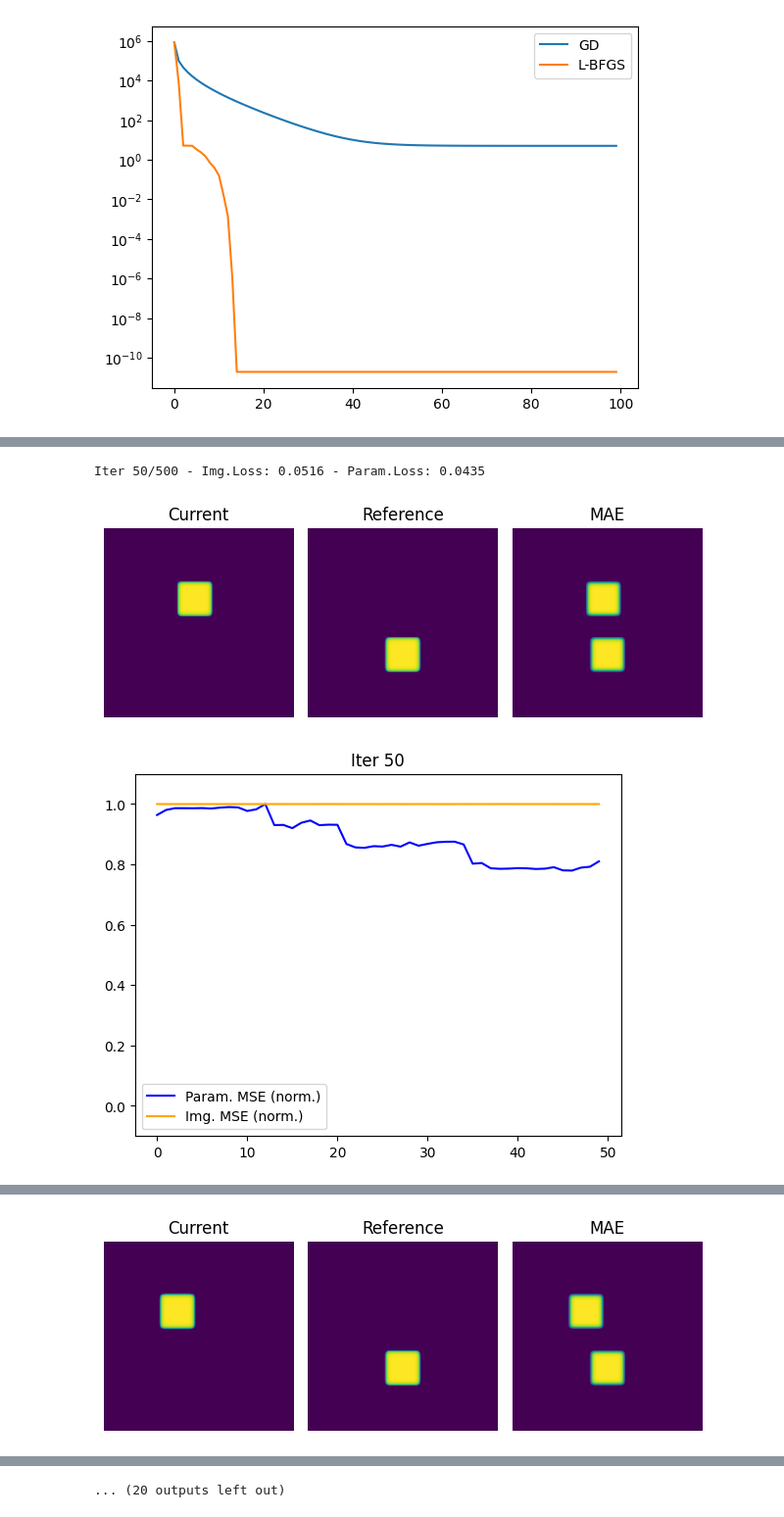
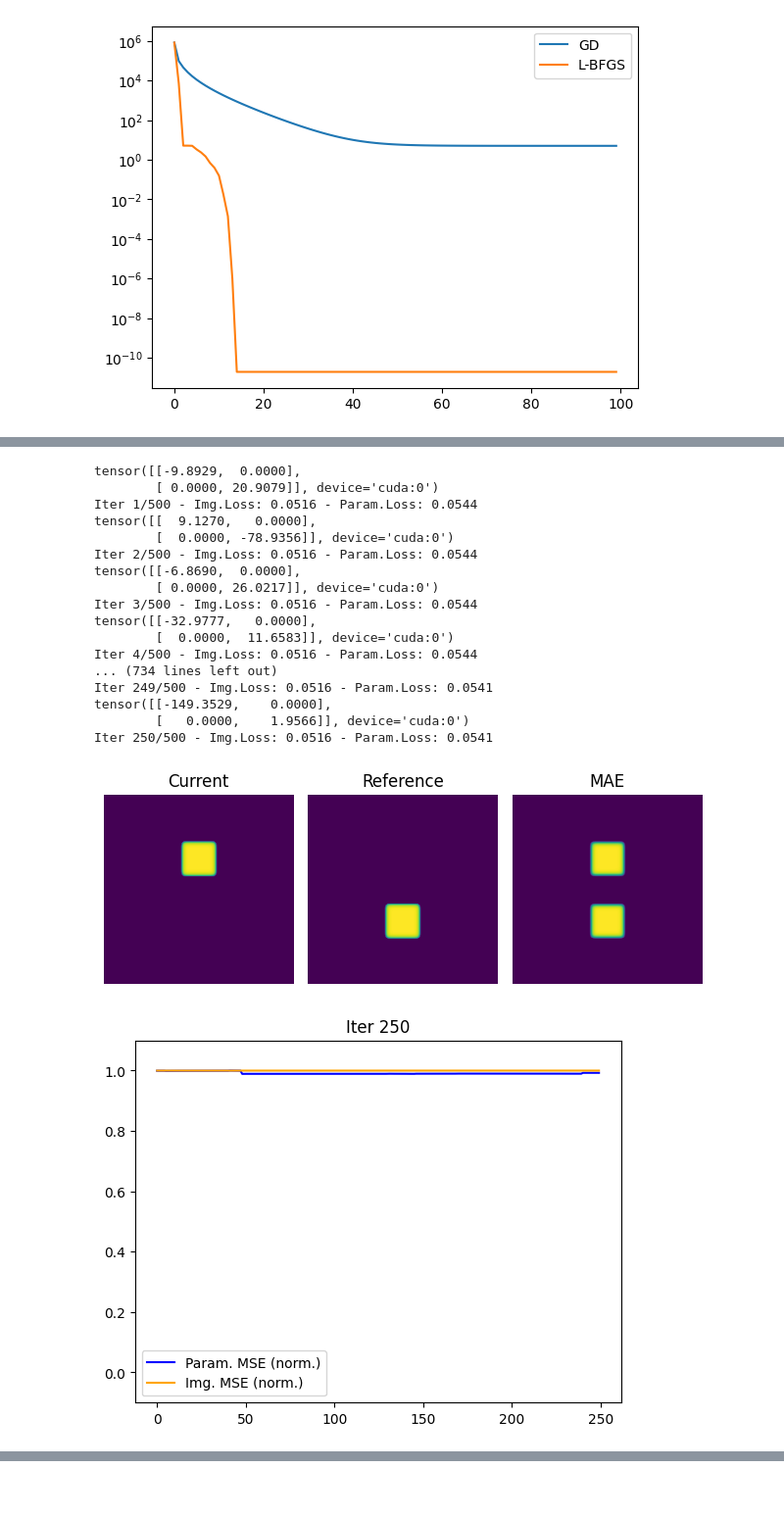
Before and after one commit to wangzican/prdpt2024, a Jupyter notebook: code/optimizations.ipynb, the cells around one changed output, grey strips where cells are left out. Shown at 98% size. Drawn from its saved outputs; the diff is of its cells as text; code cells hidden in the pictures; blank space fills up the shorter version.

Commit message:
hessian conv

```diff
--- a/code/optimizations.ipynb
+++ b/code/optimizations.ipynb
@@ -332,11 +381,14 @@ def NCG(f, x0, max_iter, diff, hess, **f_args):
     recompute = f_args['opt_args']['recompute']
     hessian_epsilon = f_args['opt_args']['hessian_epsilon']
     interval = f_args['opt_args']['plot_interval']
+    diag_approx = f_args['opt_args']['diag_approx']
 
+    ctx_args = f_args['ctx_args']
+    hparams = f_args['opt_args']
     img_errors, param_errors = [], []
     x = x0.unsqueeze(0)
     k = 0
-    r = -diff(f, x, f_args["ctx_args"]).T # r should be column vector
+    r = -diff(f, x, ctx_args).T # r should be column vector
     d = r
     delta_new = (r.T@r).item()
     tolerance = tol**2 * delta_new # when ||r_i|| <= tol * ||r_0||
@@ -344,14 +396,25 @@ def NCG(f, x0, max_iter, diff, hess, **f_args):
     for i in range(max_iter):
         delta_d = d.T@d
         for j in range(NR_max_iter): # newton-ralph approximation
-            denom = d.T@hess(f,x,f_args["ctx_args"], epsilon=hessian_epsilon)@d
+            # hessian2 = hess(f, x, ctx_args, epsilon=hessian_epsilon) if not diag_approx else torch.diag(hess(f, x, ctx_args, epsilon=hessian_epsilon).diag())
+            hessian = smoothFn_hess(render_smooth, x, context_args=ctx_args, device=ctx_args['device'], diag_approx=diag_approx)
+            hessian[0,0] = torch.clamp(hessian[0,0], min=-2, max=2)
+            hessian[1,1] = torch.clamp(hessian[1,1], min=-2, max=2)
+            # print(hessian)
+            # print(hessian, hessian2)
+
+            denom = d.T@hessian@d
             if i == 0:
                 assert denom != 0, "try a new starting point"
-            alpha = -(diff(f, x, f_args["ctx_args"])@d / denom).item()
+            elif denom == 0:
+                d = r = -diff(f, x, ctx_args).T
+                x=x0.unsqueeze(0)
+                break
+            alpha = -(diff(f, x, ctx_args)@d / denom).item()
             x = x + alpha*d.squeeze()
             if alpha**2 * delta_d <= NR_tol:
                 break
-        r = -diff(f, x, f_args["ctx_args"]).T
+        r = -diff(f, x, ctx_args).T
         delta_old = delta_new
         delta_new = r.T@r
         beta = delta_new/delta_old
@@ -363,8 +426,10 @@ def NCG(f, x0, max_iter, diff, hess, **f_args):
         if delta_new <= tolerance:
             num_iter = i+1
             print("Converged at ", i+1)
+            img_errors, param_errors = logging(x, img_errors, param_errors, i=interval-1, interval=interval)
             break
         img_errors, param_errors = logging(x, img_errors, param_errors, i, interval=interval)
+        # ctx_args = sigma_scheduler(i, hparams, ctx_args)
     return x, r, num_iter
 
 def logging(theta, img_errors, param_errors, i, interval=5):
@@ -376,46 +441,70 @@ def logging(theta, img_errors, param_errors, i, interval=5):
     img_errors.append(img_loss)
     param_errors.append(param_loss)
 
+    print(f"Iter {i+1}/{hparams['epochs']} - Img.Loss: {img_loss:.4f} - Param.Loss: {param_loss:.4f}")
     if (i+1) % interval == 0:
-        print(f"Iter {i+1}/{hparams['epochs']} - Img.Loss: {img_loss:.4f} - Param.Loss: {param_loss:.4f}")
         show_with_error(img_curr, ref_img, iter=i+1)
         plt_errors(img_errors, param_errors, title=f'Iter {i+1}')
     return img_errors, param_errors
+
+def sigma_scheduler(iter, hparams, ctx_args):
+    if iter > hparams['anneal_const_first'] and hparams['sigma_annealing'] and ctx_args['sigma'] >= hparams['anneal_sigma_min']:
+        sigma = run_scheduler_step(sigma, curr_iter=i+1, sigma_initial=hparams['sigma'], sigma_min=hparams['anneal_sigma_min'],
+                                   n=hparams['epochs'], const_first_n=hparams['anneal_const_first'], const_last_n=hparams['anneal_const_last'])
+        ctx_args['sigma'] = sigma
+    return ctx_args
 # %%
 show_with_error(init_img, ref_img, iter=0)
 # plt.rcParams['figure.figsize'] = (12, 6)
 hparams = {'nsamples': n_samples,
            'sigma': sigma,
            'learning_rate': 1e-3,
            'sigma_annealing': True,
            'epochs': 500,
            'anneal_const_first': 200,
            'anneal_const_last': 0,
            'anneal_sigma_min': 0.05,
-           'tol': 1e-7, # tolerance for CG
+           'tol': 1e-5, # tolerance for CG
            'NR_max_iter': 200, # max iter for NR line search in CG
-           'NR_tol': 1e-5, # tolerance for NR line search in CG
-           'recompute': 10, # recompute the exact residual every n iterations
+           'NR_tol': 1e-3, # tolerance for NR line search in CG
+           'recompute': 25, # recompute the exact residual every n iterations
            'hessian_epsilon': 1e-3, # perturb size for hessian computation
-           'plot_interval':50 # number of iterations to plot
+           'diag_approx': True, # whether to use diagonal approximation in hessian calculation
+           'plot_interval':250 # number of iterations to plot
            }
 # set up smoothed renderer
 get_smoothed_loss = smoothFn(render_smooth,
                              context_args=None,
                              device=ctx_args['device'])
 
 # --------------- run optimization
 max_iter = hparams['epochs']
 x = theta.requires_grad_(True)
 NCG(get_smoothed_loss, x, max_iter, grad_torch, hessian_fd, opt_args=hparams, ctx_args=ctx_args)
 
     # sigma scheduling:
     # if i > hparams['anneal_const_first'] and hparams['sigma_annealing'] and sigma >= hparams['anneal_sigma_min']:
     #     sigma = run_scheduler_step(sigma, curr_iter=i+1, sigma_initial=hparams['sigma'], sigma_min=hparams['anneal_sigma_min'],
     #                                n=hparams['epochs'], const_first_n=hparams['anneal_const_first'], const_last_n=hparams['anneal_const_last'])
     #     ctx_args['sigma'] = sigma
 # %% [output]
 [figure]
-Iter 50/500 - Img.Loss: 0.0516 - Param.Loss: 0.0435
+tensor([[-9.8929,  0.0000],
+        [ 0.0000, 20.9079]], device='cuda:0')
+Iter 1/500 - Img.Loss: 0.0516 - Param.Loss: 0.0544
+tensor([[  9.1270,   0.0000],
+        [  0.0000, -78.9356]], device='cuda:0')
+Iter 2/500 - Img.Loss: 0.0516 - Param.Loss: 0.0544
+tensor([[-6.8690,  0.0000],
+        [ 0.0000, 26.0217]], device='cuda:0')
+Iter 3/500 - Img.Loss: 0.0516 - Param.Loss: 0.0544
+tensor([[-32.9777,   0.0000],
+        [  0.0000,  11.6583]], device='cuda:0')
+Iter 4/500 - Img.Loss: 0.0516 - Param.Loss: 0.0544
+... (734 lines left out)
+Iter 249/500 - Img.Loss: 0.0516 - Param.Loss: 0.0541
+tensor([[-149.3529,    0.0000],
+        [   0.0000,    1.9566]], device='cuda:0')
+Iter 250/500 - Img.Loss: 0.0516 - Param.Loss: 0.0541
-[figure, old version]
+[figure, new version]
-[figure, old version]
+[figure, new version]
@@ -423 +527,0 @@ Iter 100/500 - Img.Loss: 0.0516 - Param.Loss: 0.0511
-[figure, removed]
@@ -430 +528,0 @@ Iter 200/500 - Img.Loss: 0.0000 - Param.Loss: 0.0000
-... (20 outputs left out)
```
Also changed, not shown: parts of 8 cells of this notebook, 2 other files.
